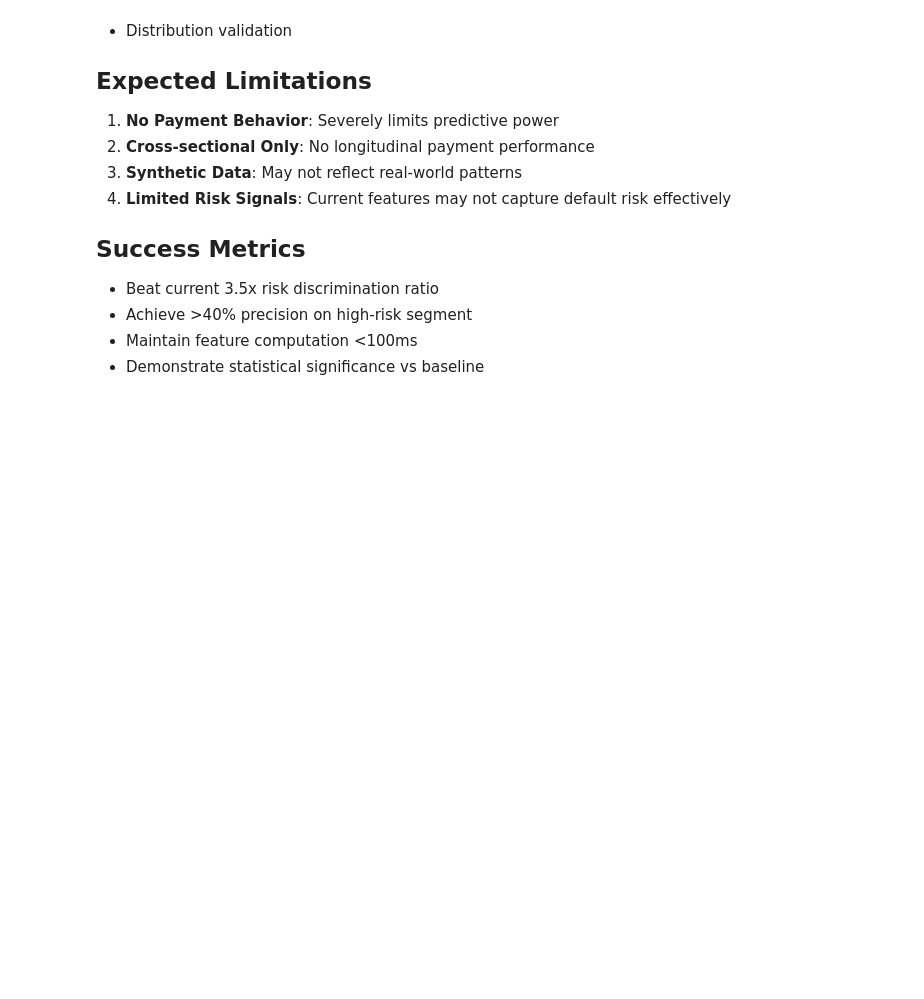
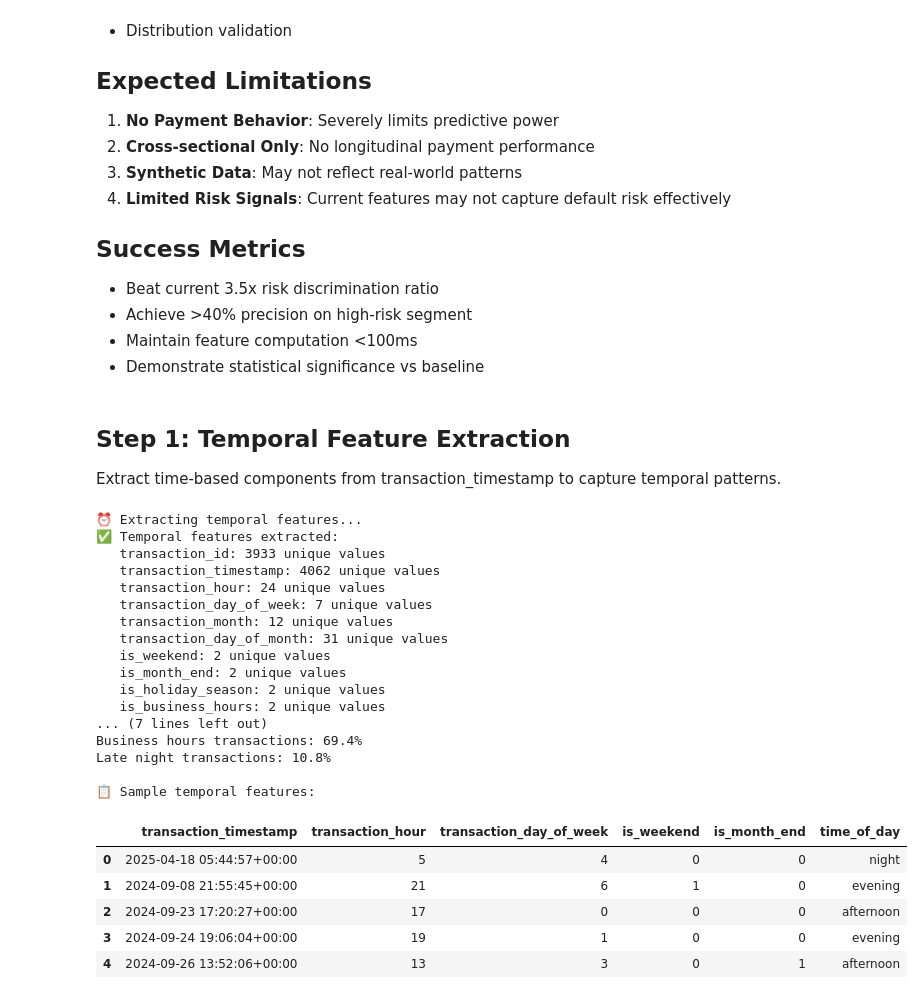
Before and after one commit to whitehackr/flit-ml, a Jupyter notebook: research/notebooks/02_feature_engineering.ipynb, the cells around one changed output. Cells and saved outputs as stored; diff of their text form; code cells hidden in the pictures; blank space fills up the shorter version.

```diff
--- a/research/notebooks/02_feature_engineering.ipynb
+++ b/research/notebooks/02_feature_engineering.ipynb
@@ -264,3 +266,7 @@ print(f"   Default rate: {df['will_default'].mean():.1%}")
 - Achieve >40% precision on high-risk segment
 - Maintain feature computation <100ms
 - Demonstrate statistical significance vs baseline
+# %% [markdown]
+## Step 1: Temporal Feature Extraction
+
+Extract time-based components from transaction_timestamp to capture temporal patterns.
@@ -266,0 +316,42 @@ print(f"   Default rate: {df['will_default'].mean():.1%}")
+# %%
+# Apply temporal feature extraction
+print("⏰ Extracting temporal features...")
+df_temporal = extract_temporal_features(df)
+
+# Quick validation of temporal features
+print(f"\n📊 Temporal Feature Distribution:")
+print(f"Weekend transactions: {df_temporal['is_weekend'].mean():.1%}")
+print(f"Month-end transactions: {df_temporal['is_month_end'].mean():.1%}")
+print(f"Holiday season transactions: {df_temporal['is_holiday_season'].mean():.1%}")
+print(f"Business hours transactions: {df_temporal['is_business_hours'].mean():.1%}")
+print(f"Late night transactions: {df_temporal['is_late_night'].mean():.1%}")
+
+# Show sample of temporal features
+print(f"\n📋 Sample temporal features:")
+temporal_sample = df_temporal[['transaction_timestamp', 'transaction_hour', 'transaction_day_of_week',
+                     'is_weekend', 'is_month_end', 'time_of_day']].head()
+temporal_sample
+# %% [output]
+⏰ Extracting temporal features...
+✅ Temporal features extracted:
+   transaction_id: 3933 unique values
+   transaction_timestamp: 4062 unique values
+   transaction_hour: 24 unique values
+   transaction_day_of_week: 7 unique values
+   transaction_month: 12 unique values
+   transaction_day_of_month: 31 unique values
+   is_weekend: 2 unique values
+   is_month_end: 2 unique values
+   is_holiday_season: 2 unique values
+   is_business_hours: 2 unique values
+... (7 lines left out)
+Business hours transactions: 69.4%
+Late night transactions: 10.8%
+
+📋 Sample temporal features:
+|  | transaction_timestamp | transaction_hour | transaction_day_of_week | is_weekend | is_month_end | time_of_day |
+| 0 | 2025-04-18 05:44:57+00:00 | 5 | 4 | 0 | 0 | night |
+| 1 | 2024-09-08 21:55:45+00:00 | 21 | 6 | 1 | 0 | evening |
+| 2 | 2024-09-23 17:20:27+00:00 | 17 | 0 | 0 | 0 | afternoon |
+| 3 | 2024-09-24 19:06:04+00:00 | 19 | 1 | 0 | 0 | evening |
+| 4 | 2024-09-26 13:52:06+00:00 | 13 | 3 | 0 | 1 | afternoon |
```
Also changed, not shown: parts of 14 cells of this notebook.
